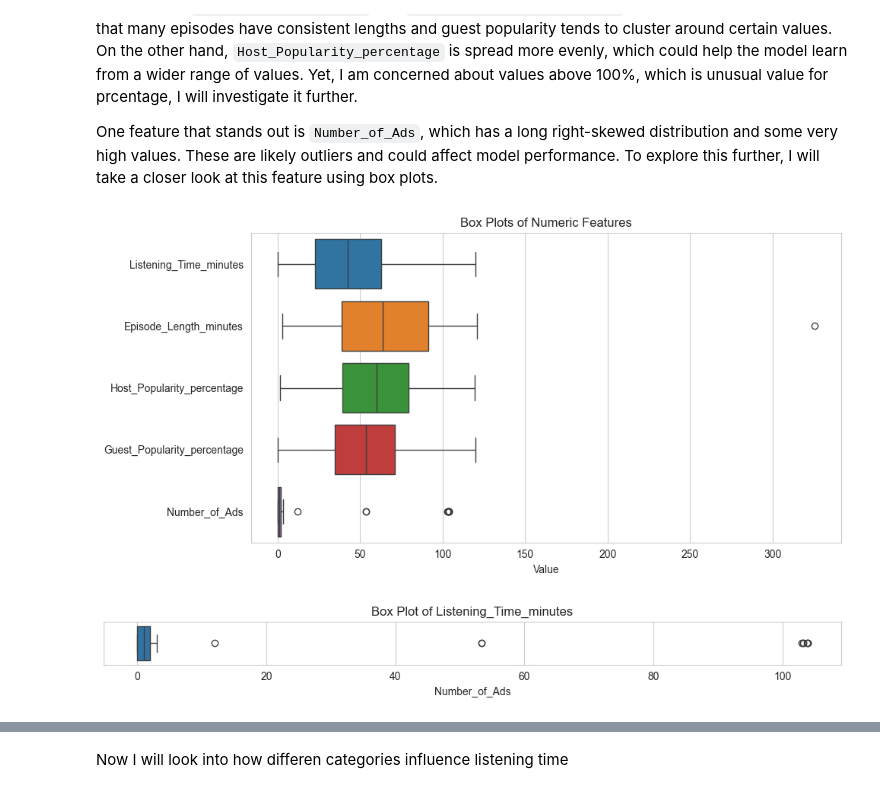
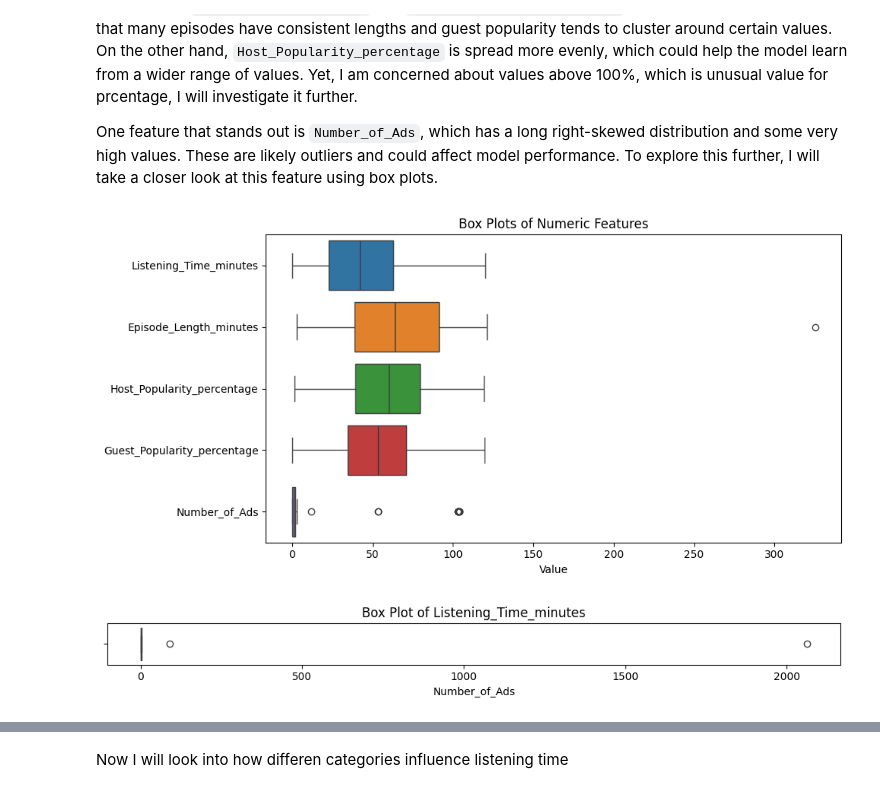
Before and after one commit to rifolio/PodcastWatchTimePrediction, a Jupyter notebook: Group_Vladyslav_report.ipynb, the cells around one changed output, grey strips where cells are left out. Saved outputs shown, nothing was run; the diff lists cells and outputs as text; code cells hidden in the pictures.

```diff
--- a/Group_Vladyslav_report.ipynb
+++ b/Group_Vladyslav_report.ipynb
@@ -336,17 +372,17 @@ One feature that stands out is `Number_of_Ads`, which has a long right-skewed di
 # %%
 plt.figure(figsize=(10, 5))
 sns.boxplot(data=train[numeric_features], orient='h')
 plt.title("Box Plots of Numeric Features")
 plt.xlabel("Value")
 plt.tight_layout()
 plt.show()
 
 plt.figure(figsize=(10, 1.5))
-sns.boxplot(x=train['Number_of_Ads'])
+sns.boxplot(x=test['Number_of_Ads'])
 plt.title("Box Plot of Listening_Time_minutes")
 plt.tight_layout()
 plt.show()
 # %% [output]
-[figure, old version]
+[figure, new version]
-[figure, old version]
+[figure, new version]
 # %%
```
Also changed, not shown: parts of 38 cells of this notebook, 1 other file.
